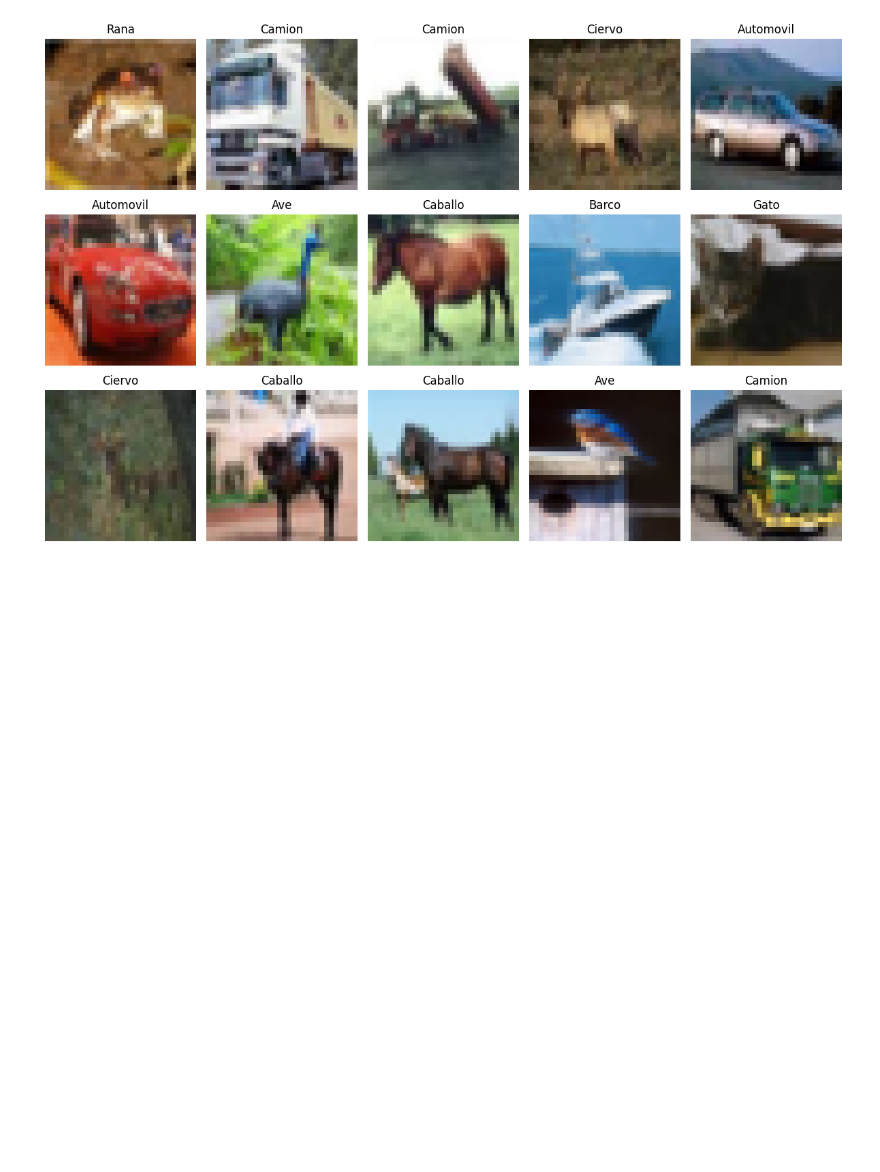
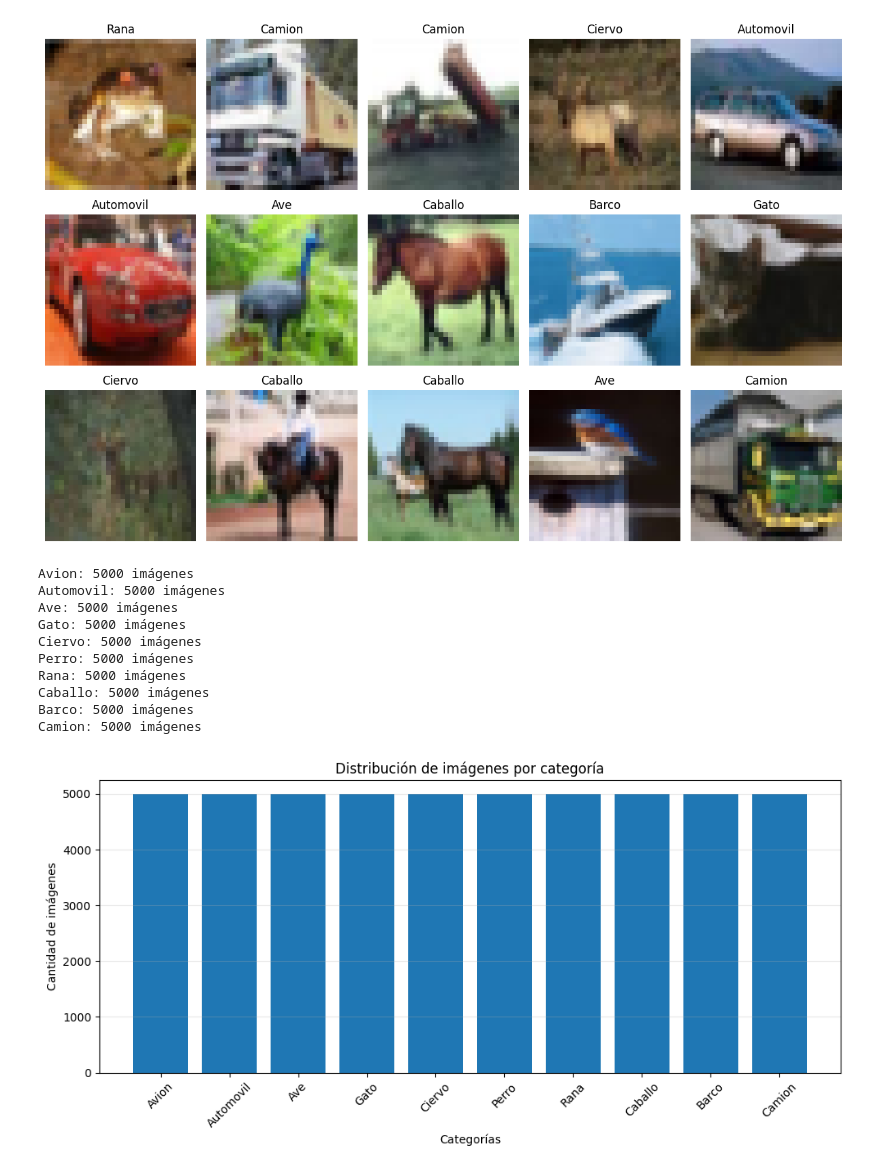
Before and after one commit to galvizlaura69/cnn-image-classification, a Jupyter notebook: cnn_experiments.ipynb, the cells around one changed output. Drawn from its saved outputs; the diff is of its cells as text; code cells hidden in the pictures; blank space fills up the shorter version.

```diff
--- a/cnn_experiments.ipynb
+++ b/cnn_experiments.ipynb
@@ -49,0 +57,32 @@ plt.show()
+# %%
+# Contar imágenes por categoría
+class_counts = np.bincount(y_train.flatten())
+
+# Mostrar cantidades
+for i, count in enumerate(class_counts):
+    print(f"{class_names[i]}: {count} imágenes")
+
+# Graficar distribución
+plt.figure(figsize=(10, 5))
+
+plt.bar(class_names, class_counts)
+plt.title("Distribución de imágenes por categoría")
+plt.xlabel("Categorías")
+plt.ylabel("Cantidad de imágenes")
+plt.xticks(rotation=45)
+plt.grid(axis="y", alpha=0.3)
+
+plt.tight_layout()
+plt.show()
+# %% [output]
+Avion: 5000 imágenes
+Automovil: 5000 imágenes
+Ave: 5000 imágenes
+Gato: 5000 imágenes
+Ciervo: 5000 imágenes
+Perro: 5000 imágenes
+Rana: 5000 imágenes
+Caballo: 5000 imágenes
+Barco: 5000 imágenes
+Camion: 5000 imágenes
+[figure, added]
```
Also changed, not shown: parts of 21 cells of this notebook.
